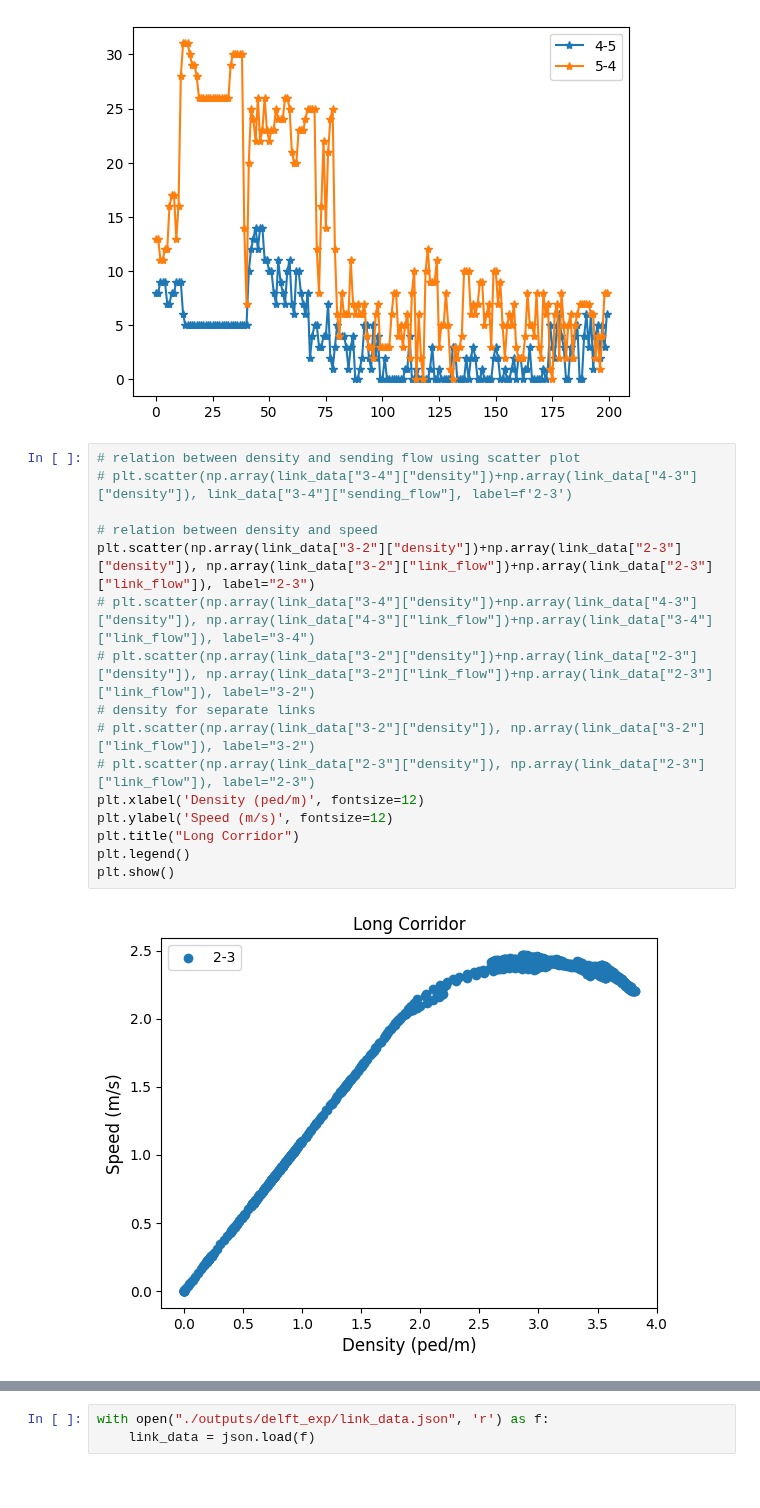
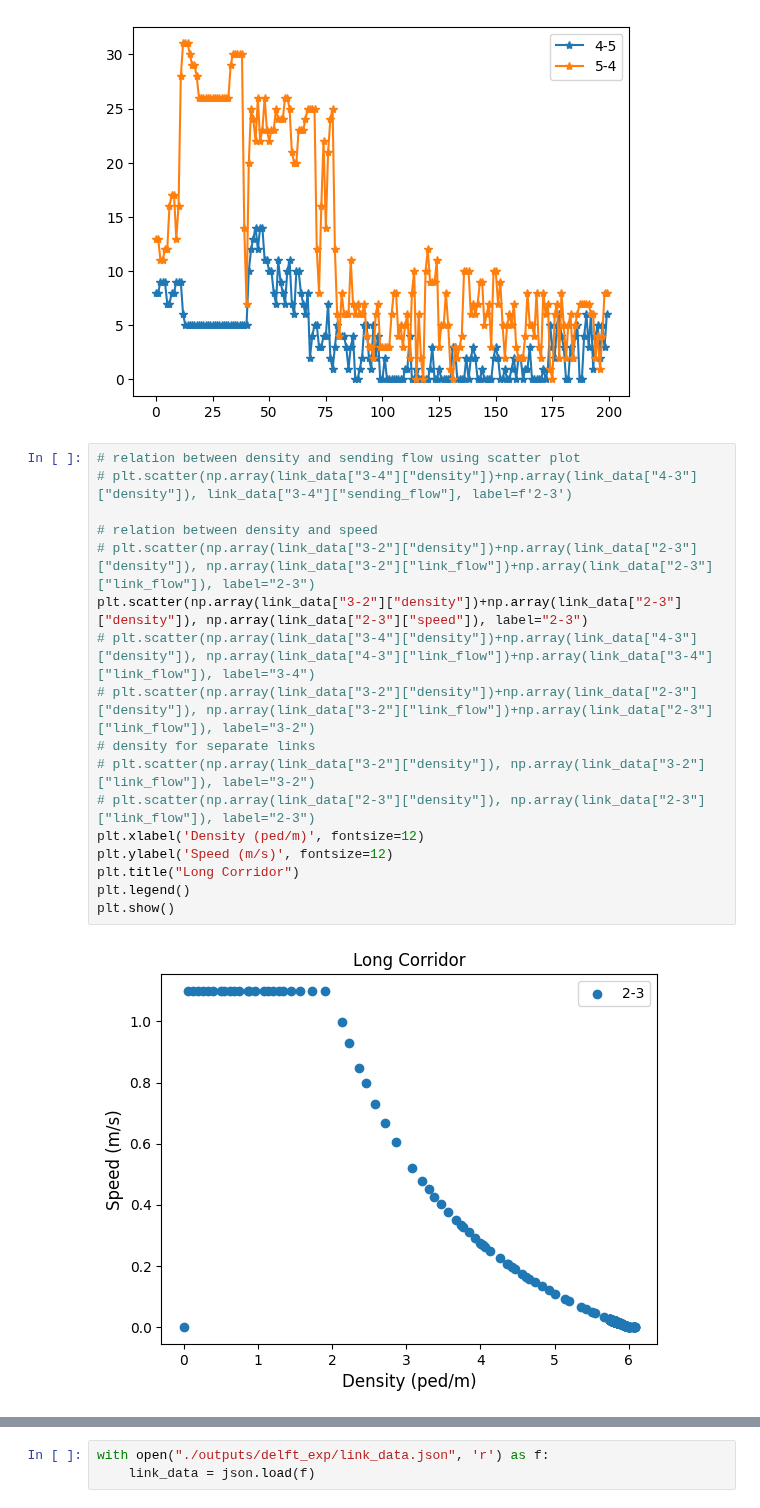
Before and after one commit to WaimenMak/PedNStream, a Jupyter notebook: draft.ipynb, the cells around one changed output, grey strips where cells are left out. Cells and saved outputs as stored; diff of their text form.

```diff
--- a/draft.ipynb
+++ b/draft.ipynb
@@ -590,21 +602,22 @@ plt.show()
 # %%
 # relation between density and sending flow using scatter plot
 # plt.scatter(np.array(link_data["3-4"]["density"])+np.array(link_data["4-3"]["density"]), link_data["3-4"]["sending_flow"], label=f'2-3')
 
 # relation between density and speed
-plt.scatter(np.array(link_data["3-2"]["density"])+np.array(link_data["2-3"]["density"]), np.array(link_data["3-2"]["link_flow"])+np.array(link_data["2-3"]["link_flow"]), label="2-3")
+# plt.scatter(np.array(link_data["3-2"]["density"])+np.array(link_data["2-3"]["density"]), np.array(link_data["3-2"]["link_flow"])+np.array(link_data["2-3"]["link_flow"]), label="2-3")
+plt.scatter(np.array(link_data["3-2"]["density"])+np.array(link_data["2-3"]["density"]), np.array(link_data["2-3"]["speed"]), label="2-3")
 # plt.scatter(np.array(link_data["3-4"]["density"])+np.array(link_data["4-3"]["density"]), np.array(link_data["4-3"]["link_flow"])+np.array(link_data["3-4"]["link_flow"]), label="3-4")
 # plt.scatter(np.array(link_data["3-2"]["density"])+np.array(link_data["2-3"]["density"]), np.array(link_data["3-2"]["link_flow"])+np.array(link_data["2-3"]["link_flow"]), label="3-2")
 # density for separate links
 # plt.scatter(np.array(link_data["3-2"]["density"]), np.array(link_data["3-2"]["link_flow"]), label="3-2")
 # plt.scatter(np.array(link_data["2-3"]["density"]), np.array(link_data["2-3"]["link_flow"]), label="2-3")
 plt.xlabel('Density (ped/m)', fontsize=12)
 plt.ylabel('Speed (m/s)', fontsize=12)
 plt.title("Long Corridor")
 plt.legend()
 plt.show()
 # %% [output]
-[figure, old version]
+[figure, new version]
 # %%
 # a = np.where(np.array(link_data["3-4"]["travel_time"])==np.inf, 9000, np.array(link_data["3-4"]["travel_time"]))
 # plt.plot(a, label=f'3-4')
```
Also changed, not shown: parts of 11 cells of this notebook, 6 other files.
